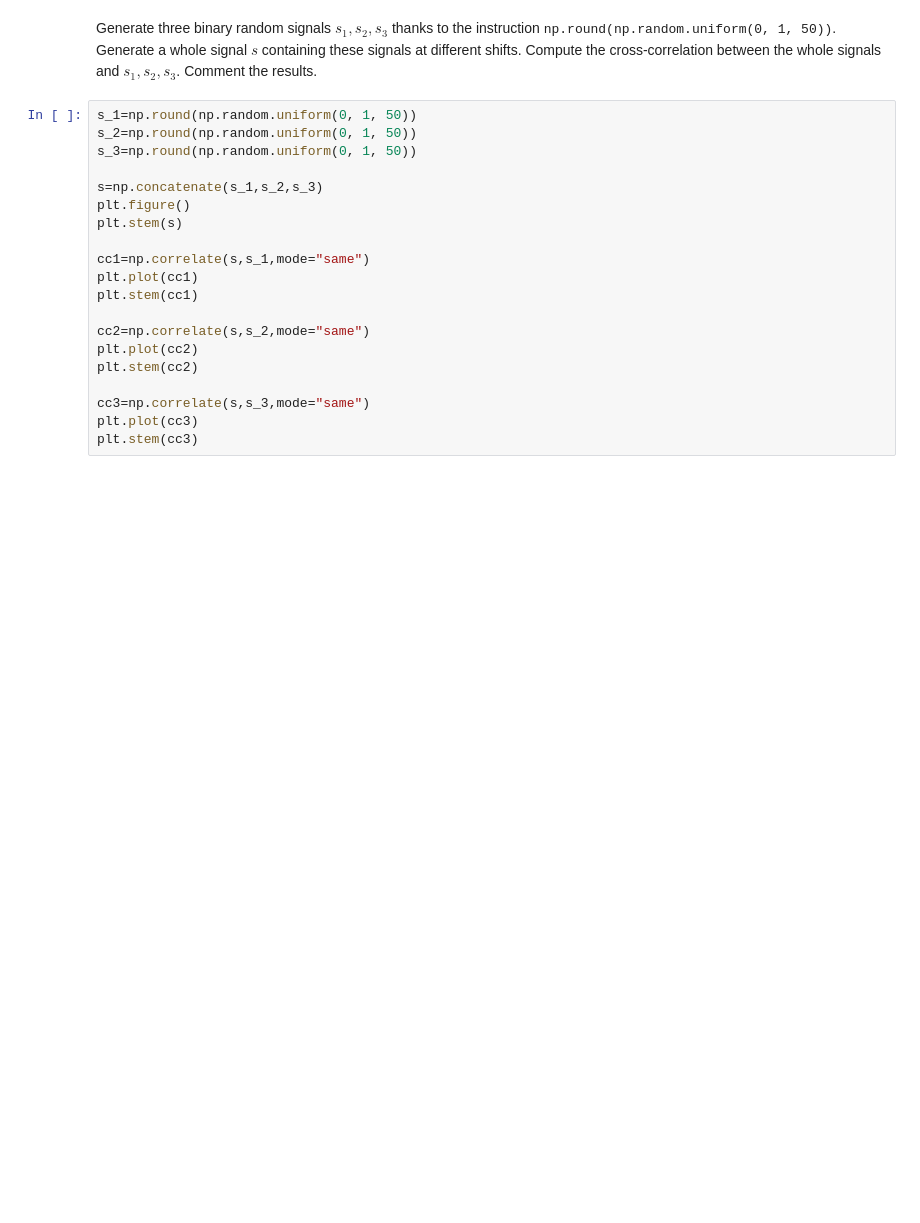
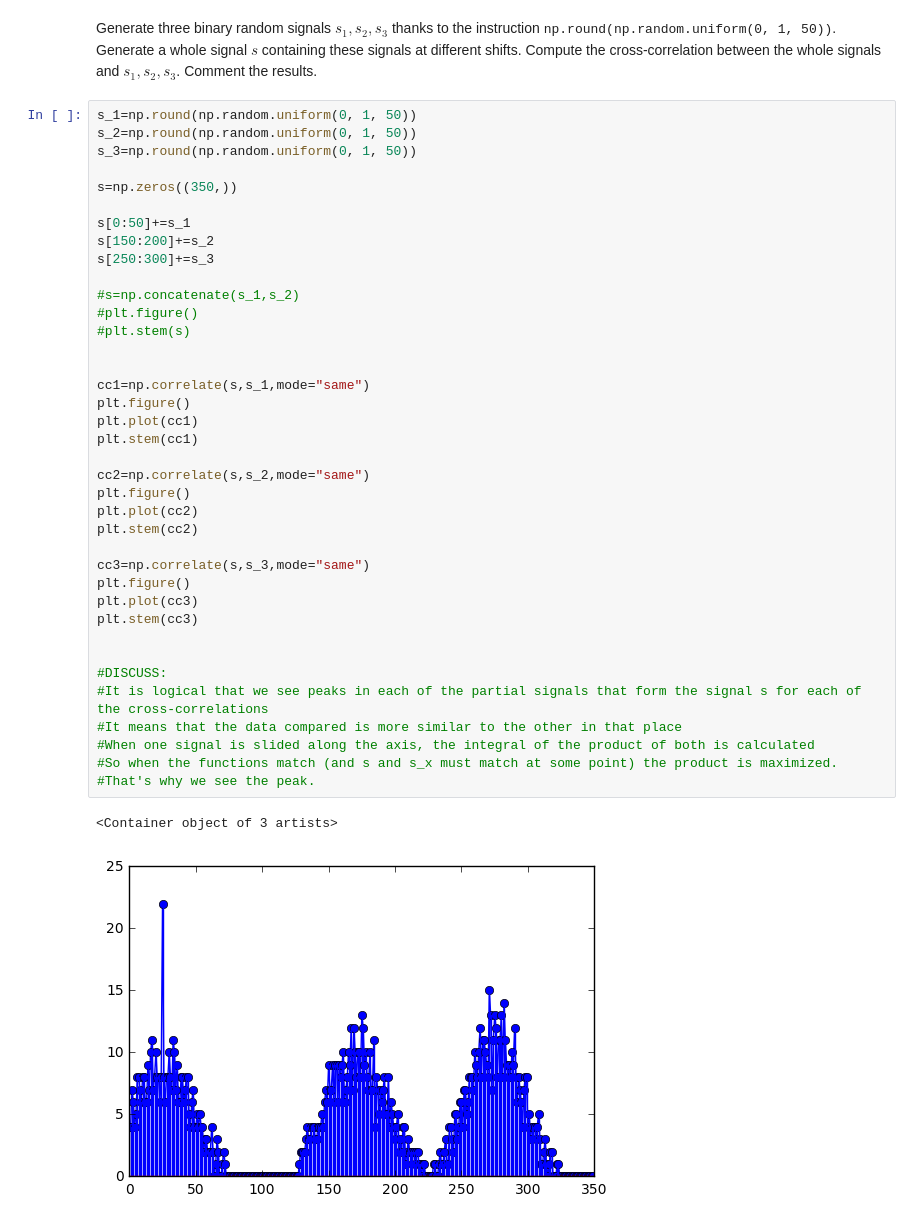
Before and after one commit to daniglezad/DSP-TP-1617, a Jupyter notebook: Lab1/python/Lab1.ipynb, the cells around one changed output. Cells and saved outputs as stored; diff of their text form; blank space fills up the shorter version.

```diff
--- a/Lab1/python/Lab1.ipynb
+++ b/Lab1/python/Lab1.ipynb
@@ -302,20 +310,41 @@ Generate three binary random signals $s_1, s_2, s_3$ thanks to the instruction <
 # %%
 s_1=np.round(np.random.uniform(0, 1, 50))
 s_2=np.round(np.random.uniform(0, 1, 50))
 s_3=np.round(np.random.uniform(0, 1, 50))
 
-s=np.concatenate(s_1,s_2,s_3)
-plt.figure()
-plt.stem(s)
+s=np.zeros((350,))
+
+s[0:50]+=s_1
+s[150:200]+=s_2
+s[250:300]+=s_3
+
+#s=np.concatenate(s_1,s_2)
+#plt.figure()
+#plt.stem(s)
+
 
 cc1=np.correlate(s,s_1,mode="same")
+plt.figure()
 plt.plot(cc1)
 plt.stem(cc1)
 
 cc2=np.correlate(s,s_2,mode="same")
+plt.figure()
 plt.plot(cc2)
 plt.stem(cc2)
 
 cc3=np.correlate(s,s_3,mode="same")
+plt.figure()
 plt.plot(cc3)
 plt.stem(cc3)
+
+
+#DISCUSS:
+#It is logical that we see peaks in each of the partial signals that form the signal s for each of the cross-correlations
+#It means that the data compared is more similar to the other in that place
+#When one signal is slided along the axis, the integral of the product of both is calculated
+#So when the functions match (and s and s_x must match at some point) the product is maximized.
+#That's why we see the peak.
+# %% [output]
+<Container object of 3 artists>
+[figure, added]
```
Also changed, not shown: parts of 7 cells of this notebook.
